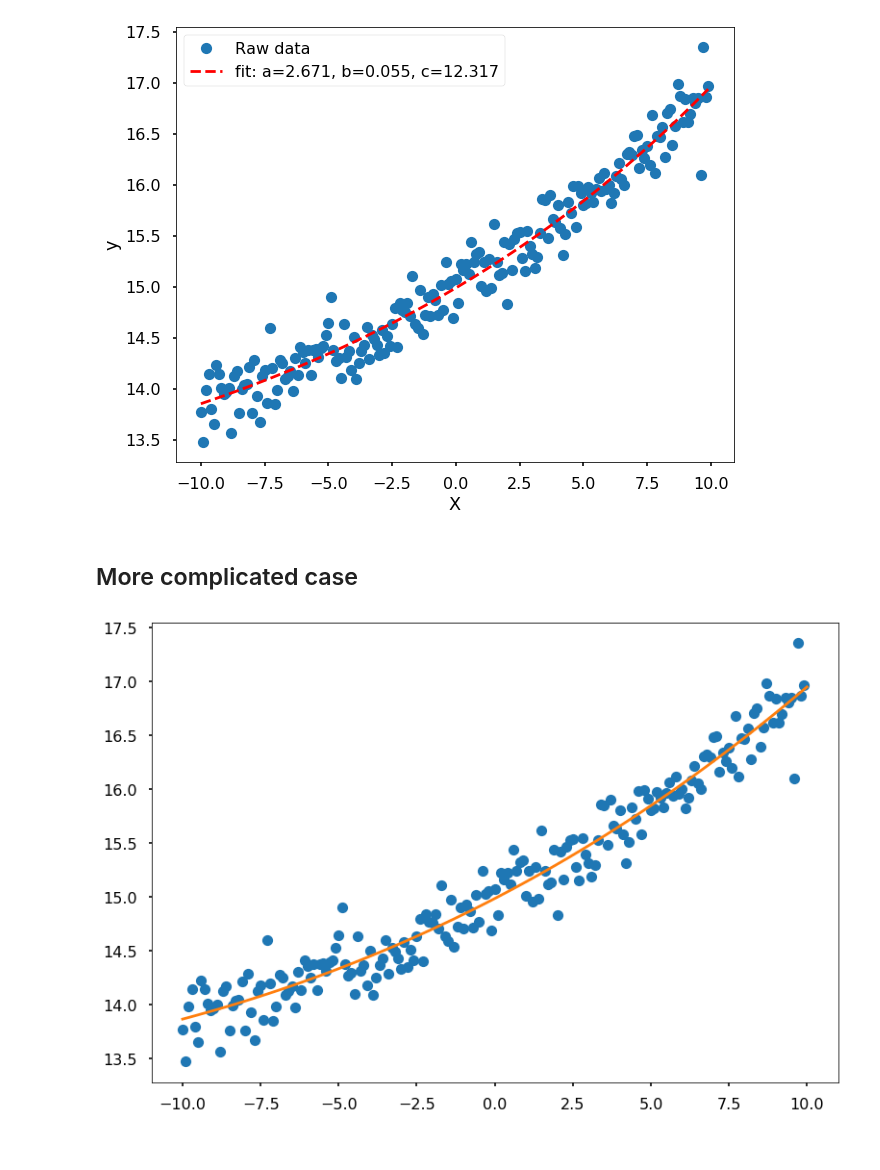
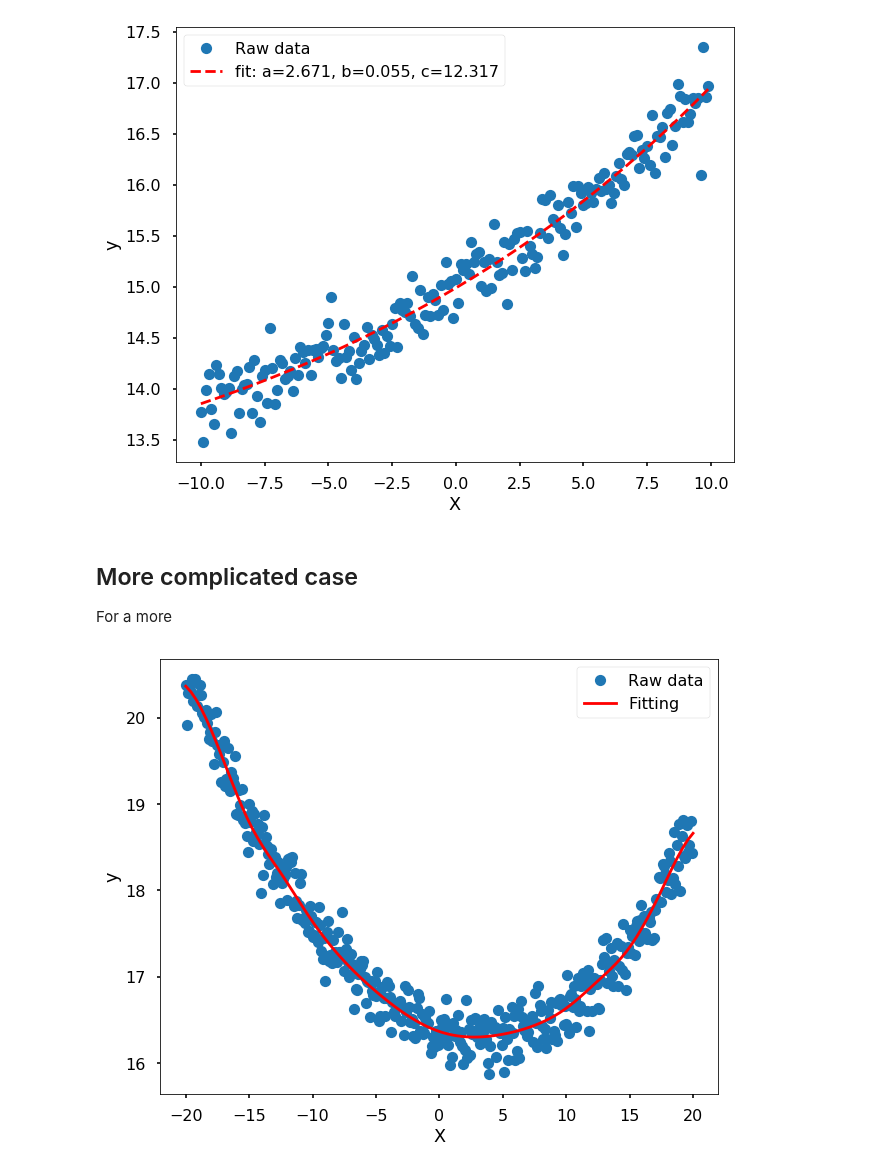
Before and after one commit to qingkaikong/blog, a Jupyter notebook: 2018_18_Curve_fitting/Curve_fitting.ipynb, the cells around one changed output. Cells and saved outputs as stored; diff of their text form; code cells hidden in the pictures.

```diff
--- a/2018_18_Curve_fitting/Curve_fitting.ipynb
+++ b/2018_18_Curve_fitting/Curve_fitting.ipynb
@@ -54,17 +56,32 @@ Text(0,0.5,u'y')
 [figure]
 # %% [markdown]
 ## More complicated case
+
+For a more
 # %%
 from scipy.interpolate import UnivariateSpline
-# %%
-s = UnivariateSpline(x, y, s=10)
-xs = np.linspace(-10, 10, 100)
-ys = s(xs)
-
-plt.plot(x, y, 'o')
-plt.plot(xs, ys)
-plt.show()
-# %% [output]
-[figure, removed]
+# %%
+x = np.arange(-20, 20, 0.1)
+
+# true data generated by this function
+y = 3 * np.exp(-0.05*x) + 12 + 1.4 * 2**(0.1*x)
+
+# adding noise to the true data
+y += np.random.normal(0, 0.2, size = len(y))
+# %%
+# Note, you need play with the s - smoothing factor
+s = UnivariateSpline(x, y, s=15)
+xs = np.linspace(-20, 20, 100)
+ys = s(xs)
+# %%
+plt.figure(figsize = (10, 8))
+plt.plot(x, y, 'o', label = 'Raw data')
+plt.plot(xs, ys, 'r', label = 'Fitting')
+plt.xlabel('X')
+plt.ylabel('y')
+plt.legend(loc = 1)
+plt.show()
+# %% [output]
+[figure, added]
 # %%
 UnivariateSpline?
```
Also changed, not shown: parts of 1 cell of this notebook.
